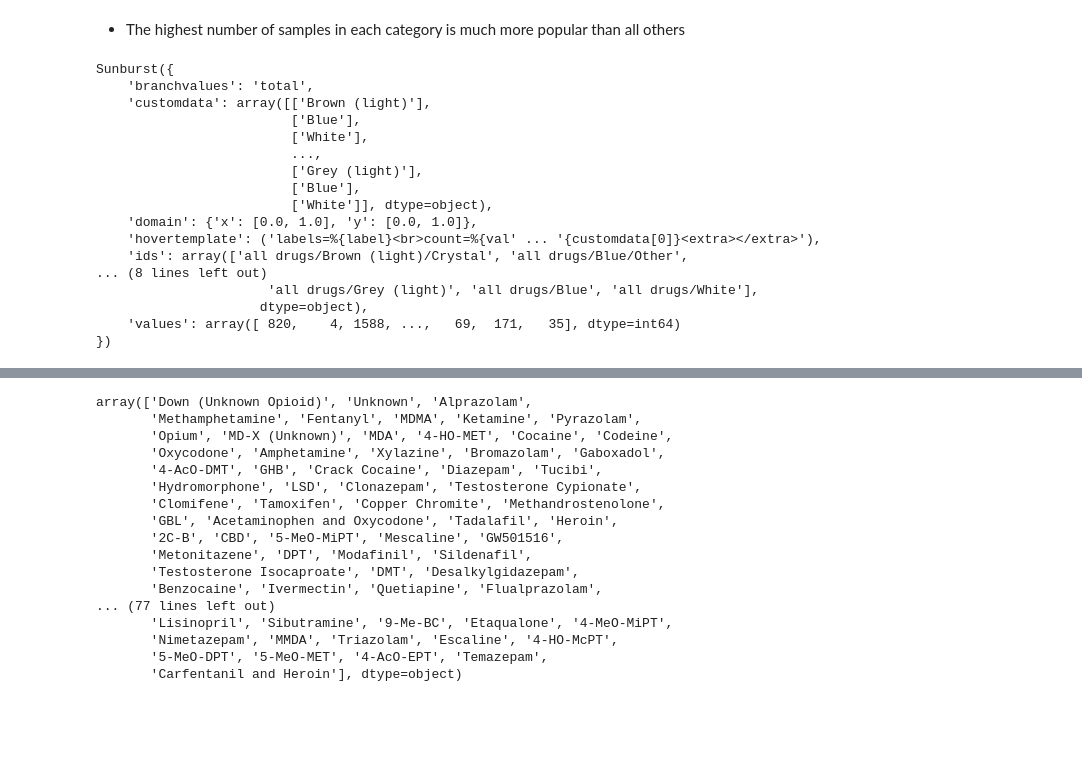
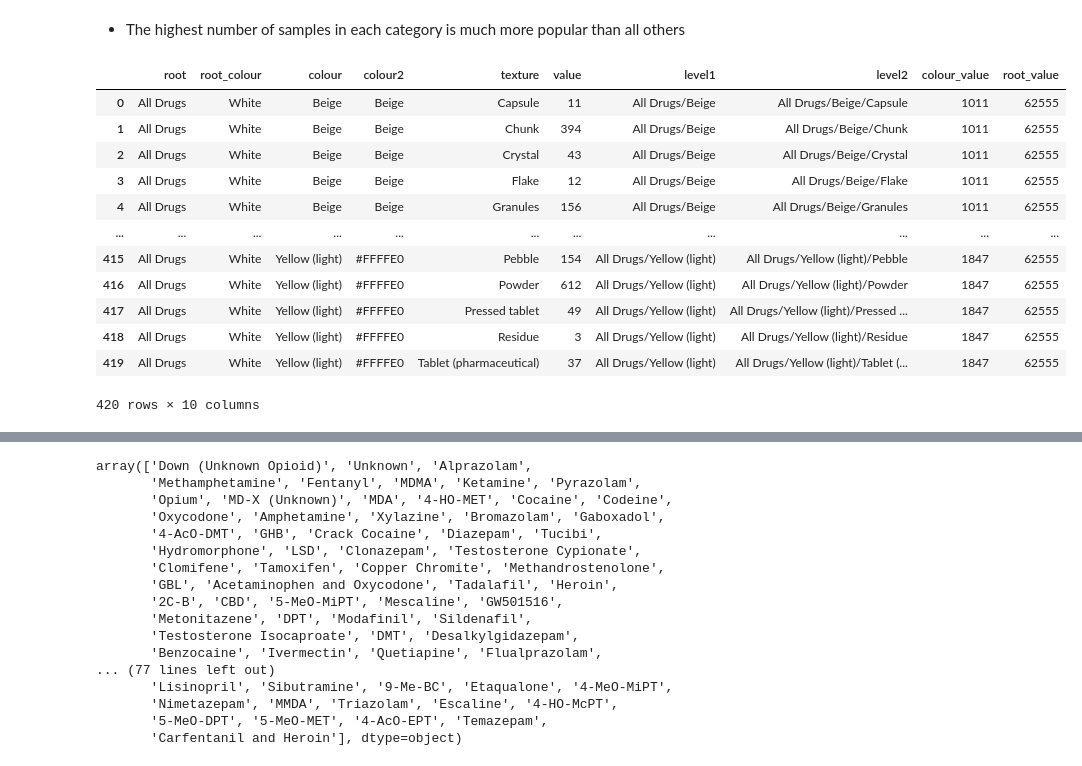
Before and after one commit to Graham-Broughton/drug-testing-project, a Jupyter notebook: notebooks/3.EDA_features_GB.ipynb, the cells around one changed output, grey strips where cells are left out. Saved outputs shown, nothing was run; the diff lists cells and outputs as text; code cells hidden in the pictures; blank space fills up the shorter version.

Commit message:
sunburst mostly working

```diff
--- a/notebooks/3.EDA_features_GB.ipynb
+++ b/notebooks/3.EDA_features_GB.ipynb
@@ -171,9 +161,8 @@ fig.update_layout(
         dict(text="Benzos in<br>Opioids", x=0.5, y=0.5, font_size=20, showarrow=False)
     ])
 fig.show()
-# %%
-df['colour2'] = df['colour']
-# colour_df = df.groupby(['colour', 'texture']).agg(lambda x: x.value_counts().index[0])
+# %%
+df['colour2'] = df['colour2'].replace(r'([a-zA-Z]+)(\s)\((light|dark)\)', r'\3\2\1', regex=True)
 # %%
 colours = df.groupby(['colour', 'texture'])['colour2'].head(1)
 # %%
@@ -208,24 +200,41 @@ df['colour2'] = df['colour2'].replace({
 # %%
-df['all drugs'] = 'all drugs'
-fig = px.sunburst(df, path=['all drugs', 'colour', 'texture'], color_discrete_sequence=['white']+colours.values.tolist(), color='colour')
+df['all drugs'] = 'All Drugs'
+fig = px.sunburst(
+    df, path=['all drugs', 'colour', 'texture'],
+    color_discrete_map=colour_map,
+    color='colour',
+    )
+fig.update_traces(
+    insidetextorientation='radial',
+    marker_line_width=0,
+    hovertemplate='%{parent} %{label}<br>count=%{value}',
+)
+fig.update_layout(
+    margin=dict(t=0, l=0, r=0, b=0),
+    )
 fig.show()
-# %%
-fig.data[0]
-# %% [output]
-Sunburst({
-    'branchvalues': 'total',
-    'customdata': array([['Brown (light)'],
-                         ['Blue'],
-                         ['White'],
-                         ...,
-                         ['Grey (light)'],
-                         ['Blue'],
-                         ['White']], dtype=object),
-    'domain': {'x': [0.0, 1.0], 'y': [0.0, 1.0]},
-    'hovertemplate': ('labels=%{label}<br>count=%{val' ... '{customdata[0]}<extra></extra>'),
-    'ids': array(['all drugs/Brown (light)/Crystal', 'all drugs/Blue/Other',
-... (8 lines left out)
-                      'all drugs/Grey (light)', 'all drugs/Blue', 'all drugs/White'],
-                     dtype=object),
-    'values': array([ 820,    4, 1588, ...,   69,  171,   35], dtype=int64)
-})
+# %%
+colours = df.copy()
+colours['root'] = 'All Drugs'
+colours['root_colour'] = 'White'
+grouped = colours.groupby(['root', 'root_colour', 'colour', 'colour2', 'texture']).count()['city'].reset_index()
+grouped = grouped.rename({'city': 'value'}, axis=1)
+grouped['level1'] = grouped['root'] + '/' + grouped['colour']
+grouped['level2'] = grouped['level1'] + '/' + grouped['texture']
+grouped['colour_value'] = grouped.groupby(['colour'])['value'].transform('sum')
+grouped['root_value'] = grouped.groupby('root')['value'].transform('sum')
+grouped
+# %% [output]
+|  | root | root_colour | colour | colour2 | texture | value | level1 | level2 | colour_value | root_value |
+| 0 | All Drugs | White | Beige | Beige | Capsule | 11 | All Drugs/Beige | All Drugs/Beige/Capsule | 1011 | 62555 |
+| 1 | All Drugs | White | Beige | Beige | Chunk | 394 | All Drugs/Beige | All Drugs/Beige/Chunk | 1011 | 62555 |
+| 2 | All Drugs | White | Beige | Beige | Crystal | 43 | All Drugs/Beige | All Drugs/Beige/Crystal | 1011 | 62555 |
+| 3 | All Drugs | White | Beige | Beige | Flake | 12 | All Drugs/Beige | All Drugs/Beige/Flake | 1011 | 62555 |
+| 4 | All Drugs | White | Beige | Beige | Granules | 156 | All Drugs/Beige | All Drugs/Beige/Granules | 1011 | 62555 |
+| ... | ... | ... | ... | ... | ... | ... | ... | ... | ... | ... |
+| 415 | All Drugs | White | Yellow (light) | #FFFFE0 | Pebble | 154 | All Drugs/Yellow (light) | All Drugs/Yellow (light)/Pebble | 1847 | 62555 |
+| 416 | All Drugs | White | Yellow (light) | #FFFFE0 | Powder | 612 | All Drugs/Yellow (light) | All Drugs/Yellow (light)/Powder | 1847 | 62555 |
+| 417 | All Drugs | White | Yellow (light) | #FFFFE0 | Pressed tablet | 49 | All Drugs/Yellow (light) | All Drugs/Yellow (light)/Pressed ... | 1847 | 62555 |
+| 418 | All Drugs | White | Yellow (light) | #FFFFE0 | Residue | 3 | All Drugs/Yellow (light) | All Drugs/Yellow (light)/Residue | 1847 | 62555 |
+| 419 | All Drugs | White | Yellow (light) | #FFFFE0 | Tablet (pharmaceutical) | 37 | All Drugs/Yellow (light) | All Drugs/Yellow (light)/Tablet (... | 1847 | 62555 |
+420 rows × 10 columns
```
Also changed, not shown: parts of 15 cells of this notebook, 7 other files.
